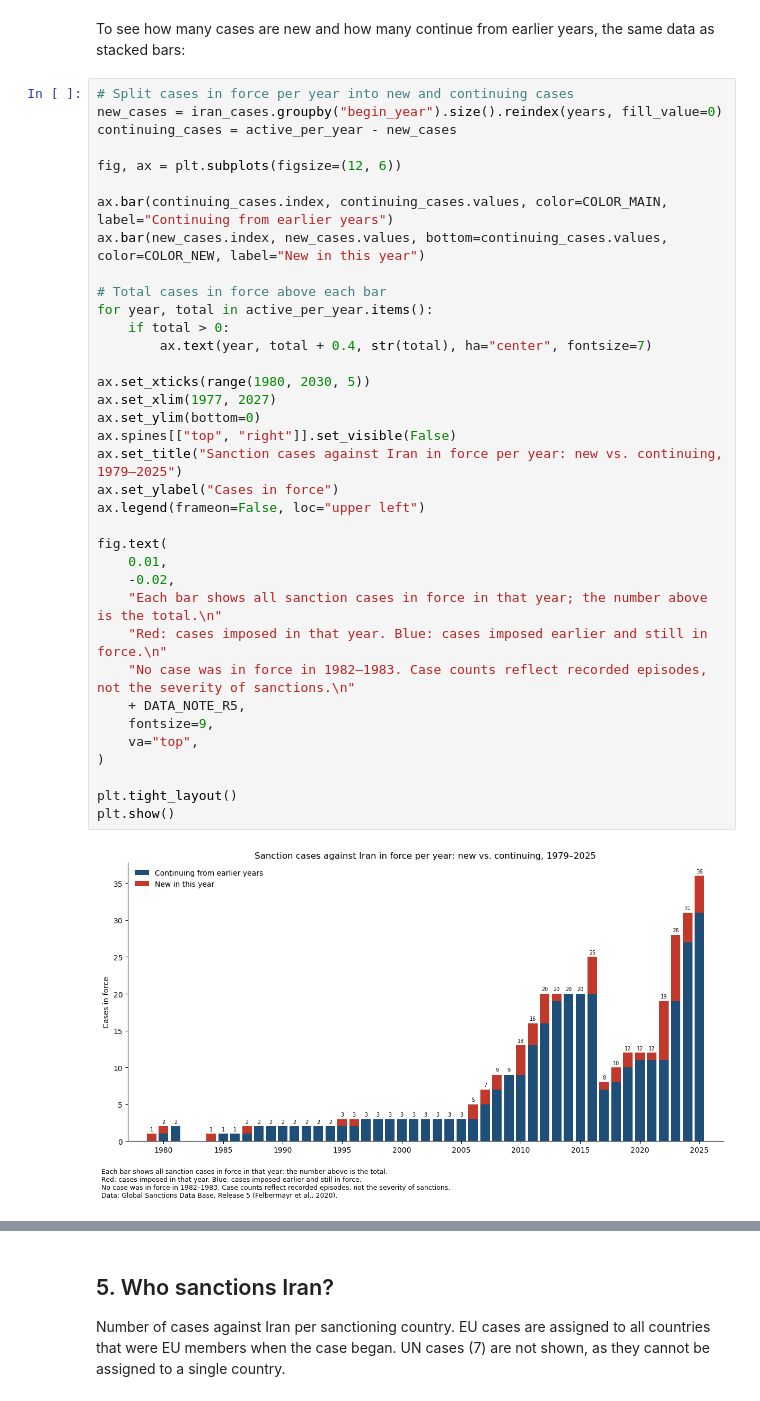
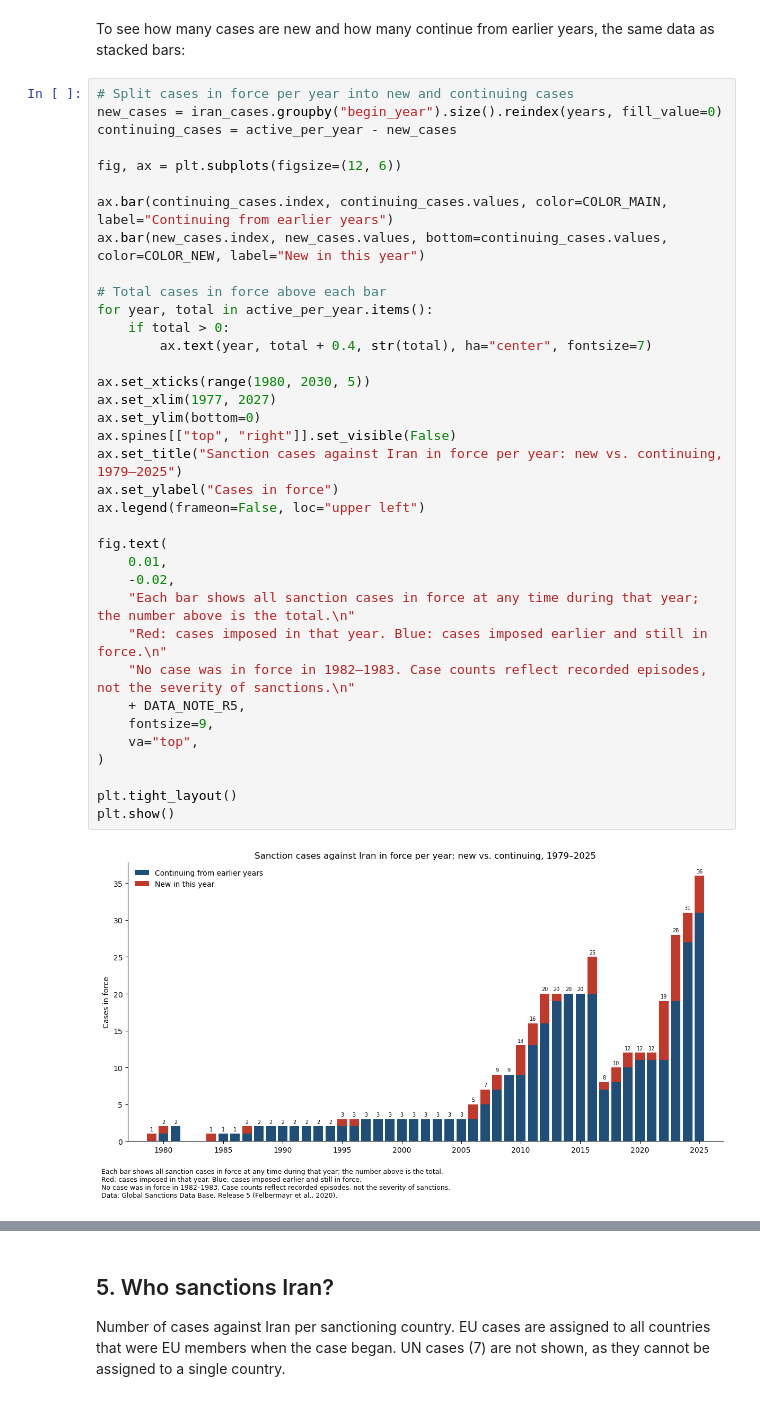
Before and after one commit to Amirhouschang/iran-sanctions-analysis, a Jupyter notebook: iran_sanctions_analysis.ipynb, the cells around one changed output, grey strips where cells are left out. Drawn from its saved outputs; the diff is of its cells as text.

```diff
--- a/iran_sanctions_analysis.ipynb
+++ b/iran_sanctions_analysis.ipynb
@@ -300,35 +306,35 @@ fig, ax = plt.subplots(figsize=(12, 6))
 
 ax.bar(continuing_cases.index, continuing_cases.values, color=COLOR_MAIN, label="Continuing from earlier years")
 ax.bar(new_cases.index, new_cases.values, bottom=continuing_cases.values, color=COLOR_NEW, label="New in this year")
 
 # Total cases in force above each bar
 for year, total in active_per_year.items():
     if total > 0:
         ax.text(year, total + 0.4, str(total), ha="center", fontsize=7)
 
 ax.set_xticks(range(1980, 2030, 5))
 ax.set_xlim(1977, 2027)
 ax.set_ylim(bottom=0)
 ax.spines[["top", "right"]].set_visible(False)
 ax.set_title("Sanction cases against Iran in force per year: new vs. continuing, 1979–2025")
 ax.set_ylabel("Cases in force")
 ax.legend(frameon=False, loc="upper left")
 
 fig.text(
     0.01,
     -0.02,
-    "Each bar shows all sanction cases in force in that year; the number above is the total.\n"
+    "Each bar shows all sanction cases in force at any time during that year; the number above is the total.\n"
     "Red: cases imposed in that year. Blue: cases imposed earlier and still in force.\n"
     "No case was in force in 1982–1983. Case counts reflect recorded episodes, not the severity of sanctions.\n"
     + DATA_NOTE_R5,
     fontsize=9,
     va="top",
 )
 
 plt.tight_layout()
 plt.show()
 # %% [output]
-[figure, old version]
+[figure, new version]
 # %% [markdown]
 **Interpretation**
 - **1979–2005:** mostly 1–3 cases in force, none in 1982–1983; all imposed by the United States (hostage crisis, terrorism designation, trade embargo).
```
Also changed, not shown: parts of 13 cells of this notebook, 8 other files.
